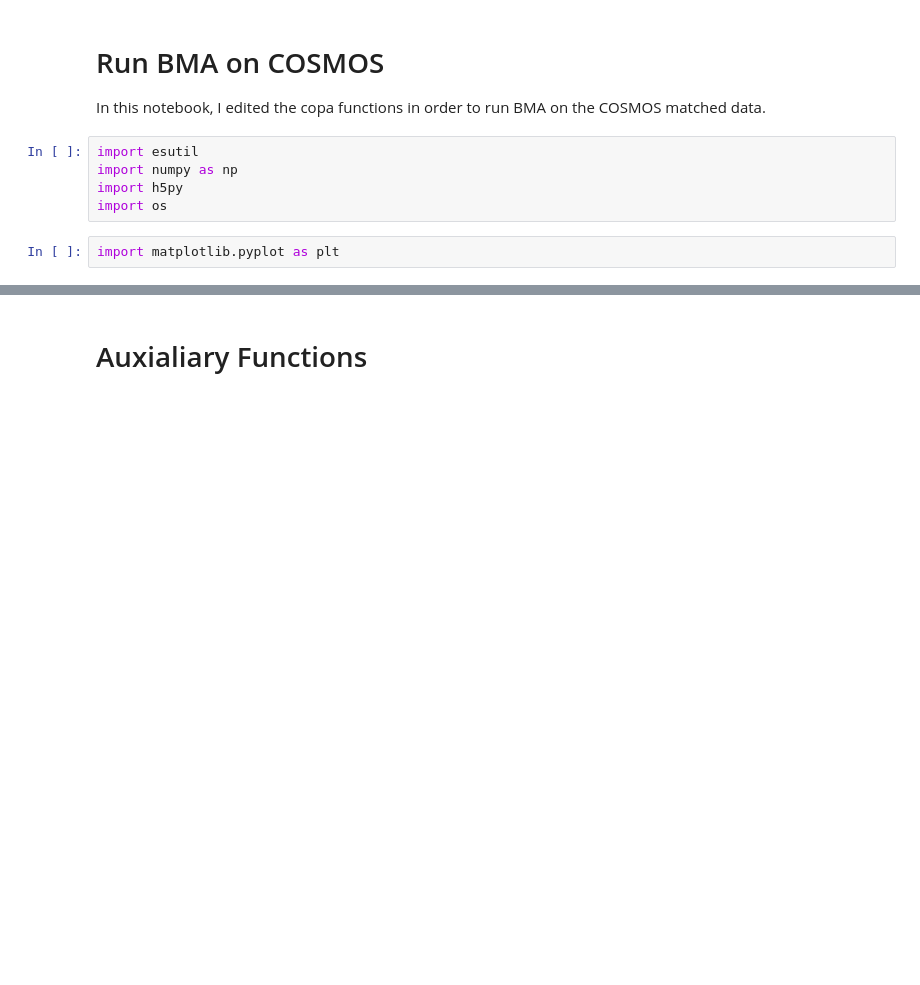
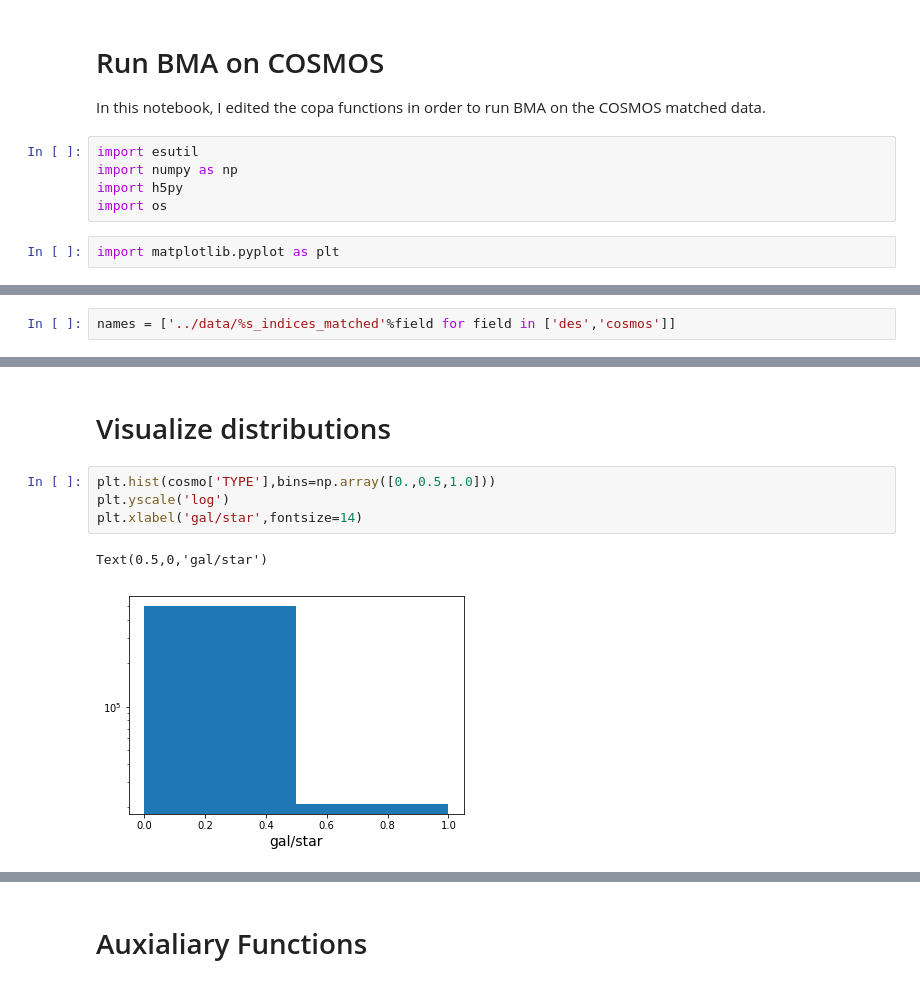
Before and after one commit to estevesjh/bmaCOSMOS, a Jupyter notebook: notebooks/1.runBMAonCOSMOS.ipynb, the cells around one changed output, grey strips where cells are left out. Saved outputs shown, nothing was run; the diff lists cells and outputs as text; blank space fills up the shorter version.

```diff
--- a/notebooks/1.runBMAonCOSMOS.ipynb
+++ b/notebooks/1.runBMAonCOSMOS.ipynb
@@ -11,0 +15,2 @@ import matplotlib.pyplot as plt
+# %%
+names = ['../data/%s_indices_matched'%field for field in ['des','cosmos']]
@@ -11,0 +59,9 @@ import matplotlib.pyplot as plt
+# %% [markdown]
+# Visualize distributions
+# %%
+plt.hist(cosmo['TYPE'],bins=np.array([0.,0.5,1.0]))
+plt.yscale('log')
+plt.xlabel('gal/star',fontsize=14)
+# %% [output]
+Text(0.5,0,'gal/star')
+[figure, added]
```
Also changed, not shown: parts of 15 cells of this notebook, 3 other files.
